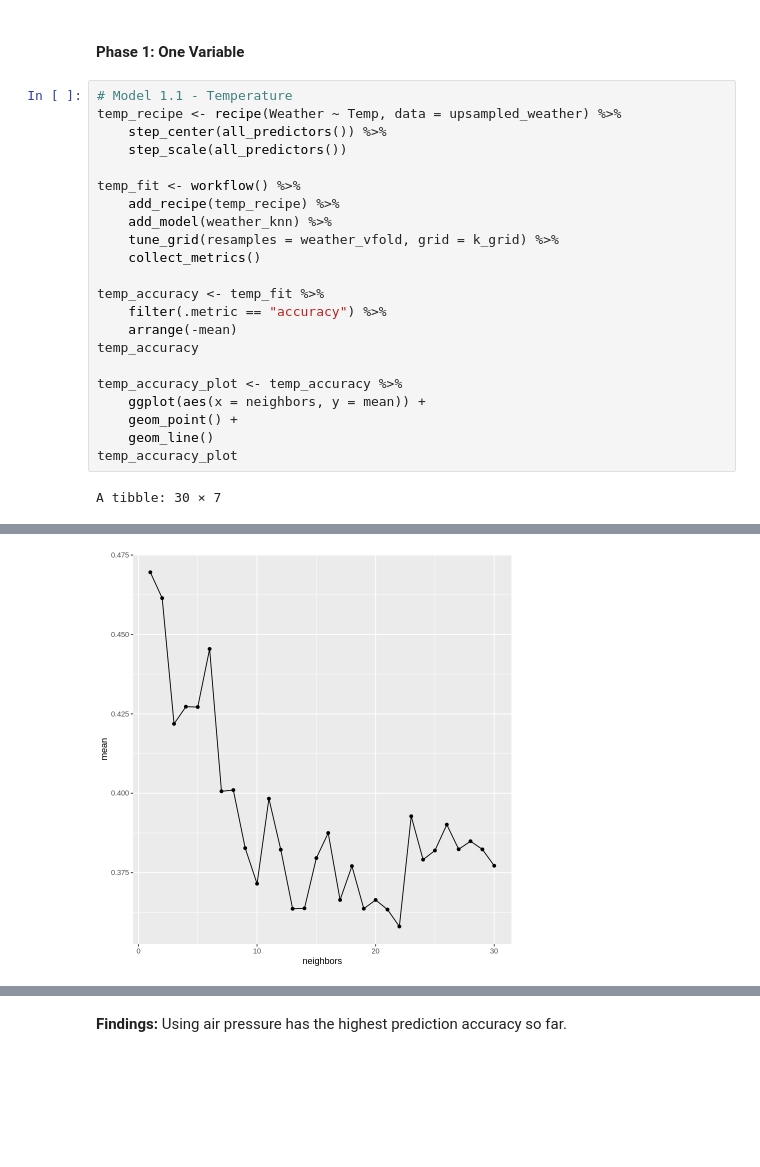
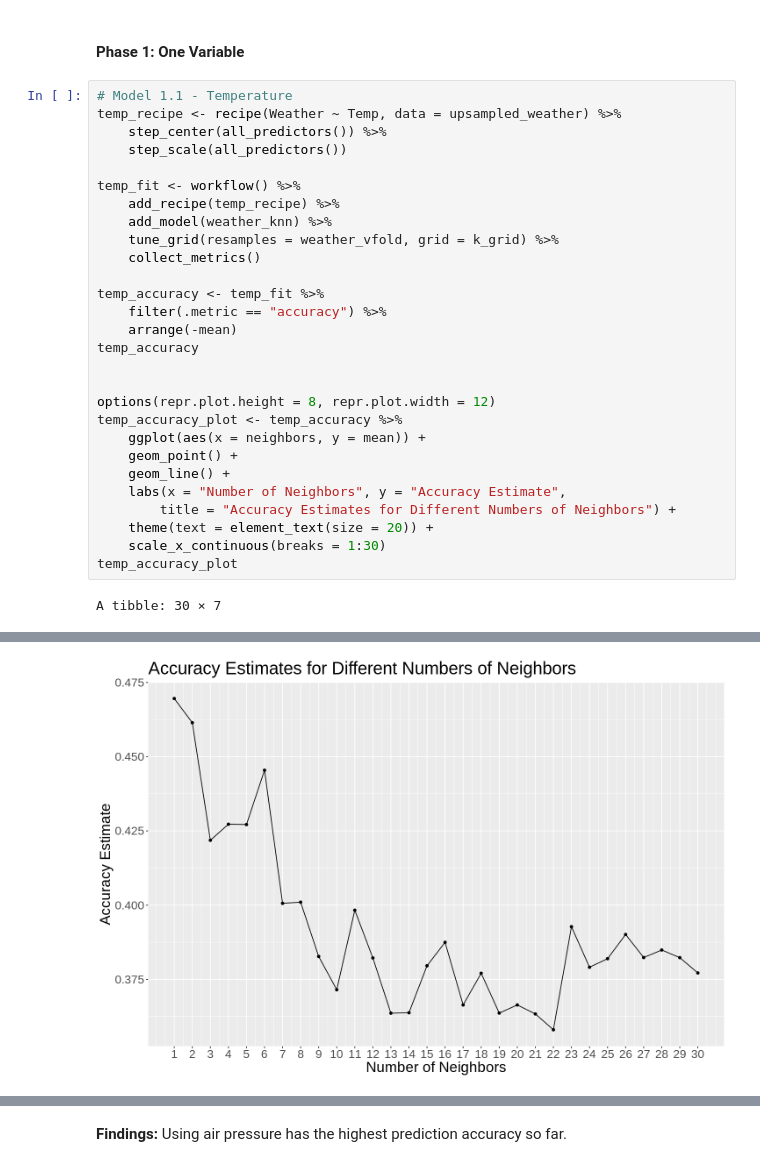
Before and after one commit to hyunseokjg/DSCI100-Group15-Project, a Jupyter notebook: Final_Report.ipynb, the cells around one changed output, grey strips where cells are left out. Cells and saved outputs as stored; diff of their text form; blank space fills up the shorter version.

Commit message:
Edited graphs

```diff
--- a/Final_Report.ipynb
+++ b/Final_Report.ipynb
@@ -150,35 +150,41 @@ temp_recipe <- recipe(Weather ~ Temp, data = upsampled_weather) %>%
 
 temp_fit <- workflow() %>%
     add_recipe(temp_recipe) %>%
     add_model(weather_knn) %>%
     tune_grid(resamples = weather_vfold, grid = k_grid) %>%
     collect_metrics()
 
 temp_accuracy <- temp_fit %>%
     filter(.metric == "accuracy") %>%
     arrange(-mean)
 temp_accuracy
 
+
+options(repr.plot.height = 8, repr.plot.width = 12)
 temp_accuracy_plot <- temp_accuracy %>%
     ggplot(aes(x = neighbors, y = mean)) +
     geom_point() +
-    geom_line()
+    geom_line() +
+    labs(x = "Number of Neighbors", y = "Accuracy Estimate",
+        title = "Accuracy Estimates for Different Numbers of Neighbors") +
+    theme(text = element_text(size = 20)) +
+    scale_x_continuous(breaks = 1:30)
 temp_accuracy_plot
 # %% [output]
 A tibble: 30 × 7
 | neighbors | .metric | .estimator | mean | n | std_err | .config |
 | <int> | <chr> | <chr> | <dbl> | <int> | <dbl> | <chr> |
 | 1 | accuracy | multiclass | 0.4695775 | 5 | 0.02861804 | Model01 |
 | 2 | accuracy | multiclass | 0.4614380 | 5 | 0.02977479 | Model02 |
 | 6 | accuracy | multiclass | 0.4454379 | 5 | 0.03868929 | Model06 |
 | 4 | accuracy | multiclass | 0.4272533 | 5 | 0.02184482 | Model04 |
 | 5 | accuracy | multiclass | 0.4271480 | 5 | 0.01707320 | Model05 |
 | ⋮ | ⋮ | ⋮ | ⋮ | ⋮ | ⋮ | ⋮ |
 | 19 | accuracy | multiclass | 0.3636576 | 5 | 0.00926839 | Model19 |
 | 13 | accuracy | multiclass | 0.3636234 | 5 | 0.01069845 | Model13 |
 | 21 | accuracy | multiclass | 0.3633731 | 5 | 0.01195190 | Model21 |
 | 22 | accuracy | multiclass | 0.3580416 | 5 | 0.01338317 | Model22 |
-[figure, old version]
+[figure, new version]
 # %%
 # Model 2.1 - Humidity
 humid_recipe <- recipe(Weather ~ Humid, data = upsampled_weather) %>%
```
Also changed, not shown: parts of 14 cells of this notebook.
